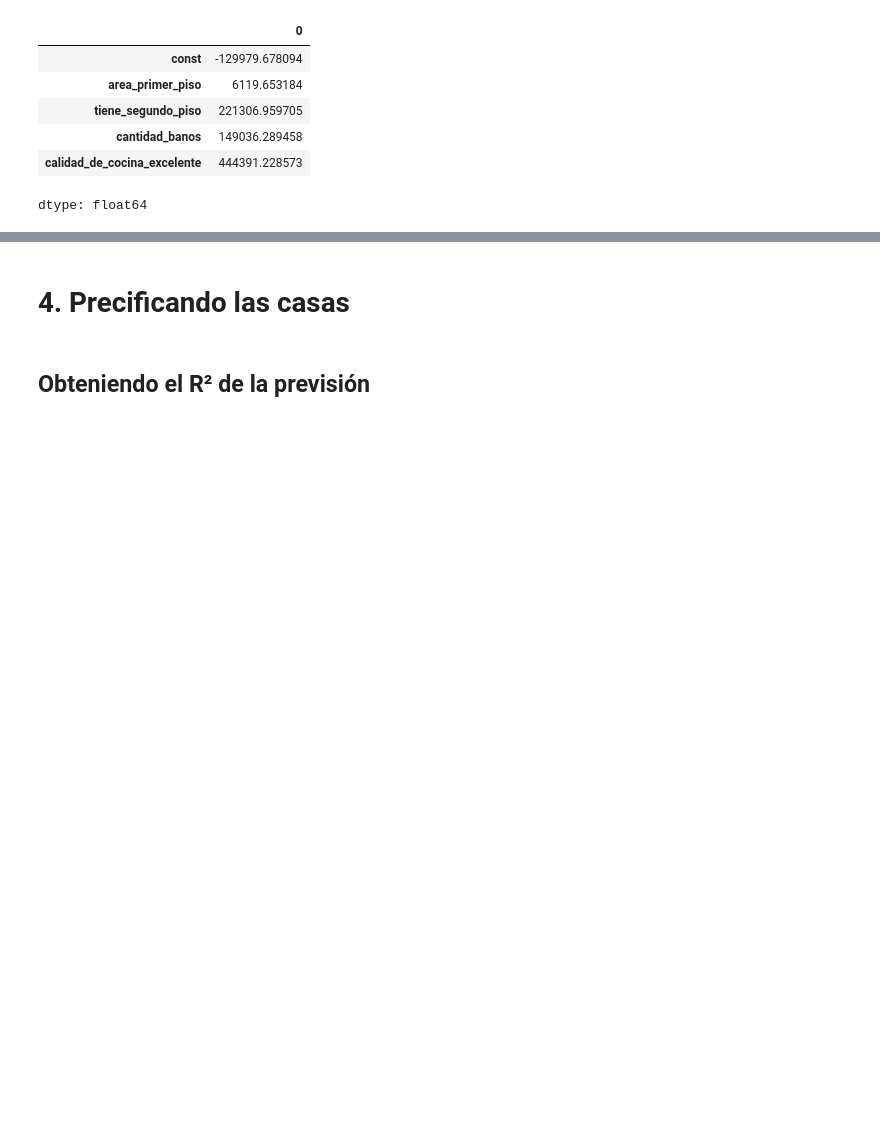
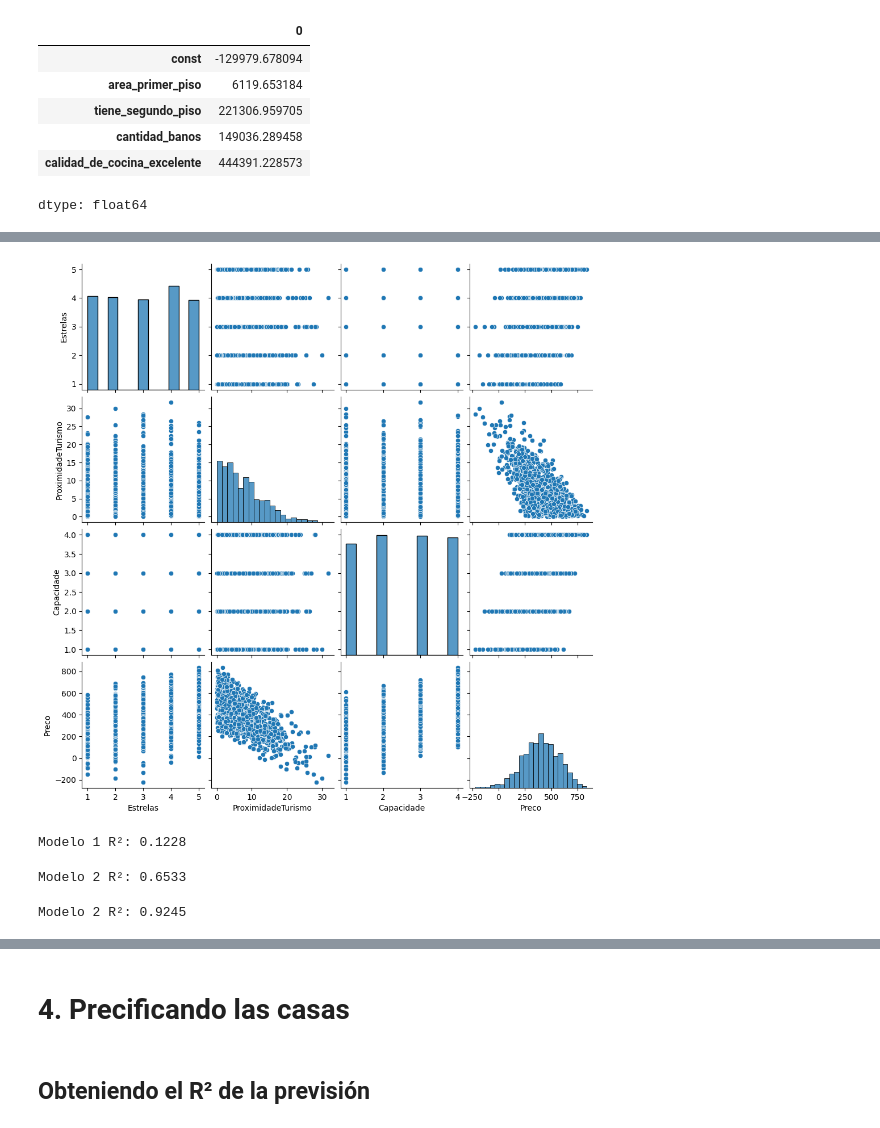
Before and after one commit to clopezv/Challenger_TelecomX, a Jupyter notebook: precios_de_inmuebles_regresion_lineal.ipynb, the cells around one changed output, grey strips where cells are left out. Saved outputs shown, nothing was run; the diff lists cells and outputs as text; code cells hidden in the pictures; blank space fills up the shorter version.

```diff
--- a/precios_de_inmuebles_regresion_lineal.ipynb
+++ b/precios_de_inmuebles_regresion_lineal.ipynb
@@ -460,0 +471,73 @@ dtype: float64
+# %%
+import pandas as pd
+import seaborn as sns
+import matplotlib.pyplot as plt
+casas = pd.read_csv("/content/hoteis.csv")
+casas.head()
+sns.pairplot(casas)
+plt.show()
+# %% [output]
+[figure, added]
+# %%
+#Modelo 1
+from sklearn.linear_model import LinearRegression
+from sklearn.metrics import r2_score
+from sklearn.model_selection import train_test_split
+
+X = casas[['Estrelas']]
+y = casas['Preco']
+
+X_train, X_test, y_train, y_test = train_test_split(X, y, test_size=0.2, random_state=42)
+
+modelo1 = LinearRegression()
+modelo1.fit(X_train, y_train)
+
+y_pred1 = modelo1.predict(X_test)
+r2_1 = r2_score(y_test, y_pred1)
+print(f'Modelo 1 R²: {r2_1:.4f}')
+# %% [output]
+Modelo 1 R²: 0.1228
+# %%
+#Modelo 2 Estrelas + ProximidadeTurismo
+X = casas[['Estrelas', 'ProximidadeTurismo']]
+
+# repetir split y training igual
+y = casas['Preco']
+
+# 2. Separar datos en entrenamiento y prueba
+X_train, X_test, y_train, y_test = train_test_split(X, y, test_size=0.2, random_state=42)
+
+# 3. Crear y entrenar modelo
+modelo2 = LinearRegression()
+modelo2.fit(X_train, y_train)
+
+# 4. Predecir
+y_pred2 = modelo2.predict(X_test)
+
+# 5. Calcular R²
+r2_2 = r2_score(y_test, y_pred2)
+print(f'Modelo 2 R²: {r2_2:.4f}')
+# %% [output]
+Modelo 2 R²: 0.6533
+# %%
+#Modelo 3 Todos los predictores
+X = casas[['Estrelas', 'ProximidadeTurismo', 'Capacidade']]
+# repetir split y training igual
+
+y = casas['Preco']
+
+# 2. Separar datos en entrenamiento y prueba
+X_train, X_test, y_train, y_test = train_test_split(X, y, test_size=0.2, random_state=42)
+
+# 3. Crear y entrenar modelo
+modelo2 = LinearRegression()
+modelo2.fit(X_train, y_train)
+
+# 4. Predecir
+y_pred2 = modelo2.predict(X_test)
+
+# 5. Calcular R²
+r2_3 = r2_score(y_test, y_pred2)
+print(f'Modelo 2 R²: {r2_3:.4f}')
+# %% [output]
+Modelo 2 R²: 0.9245
```
Also changed, not shown: parts of 4 cells of this notebook.
